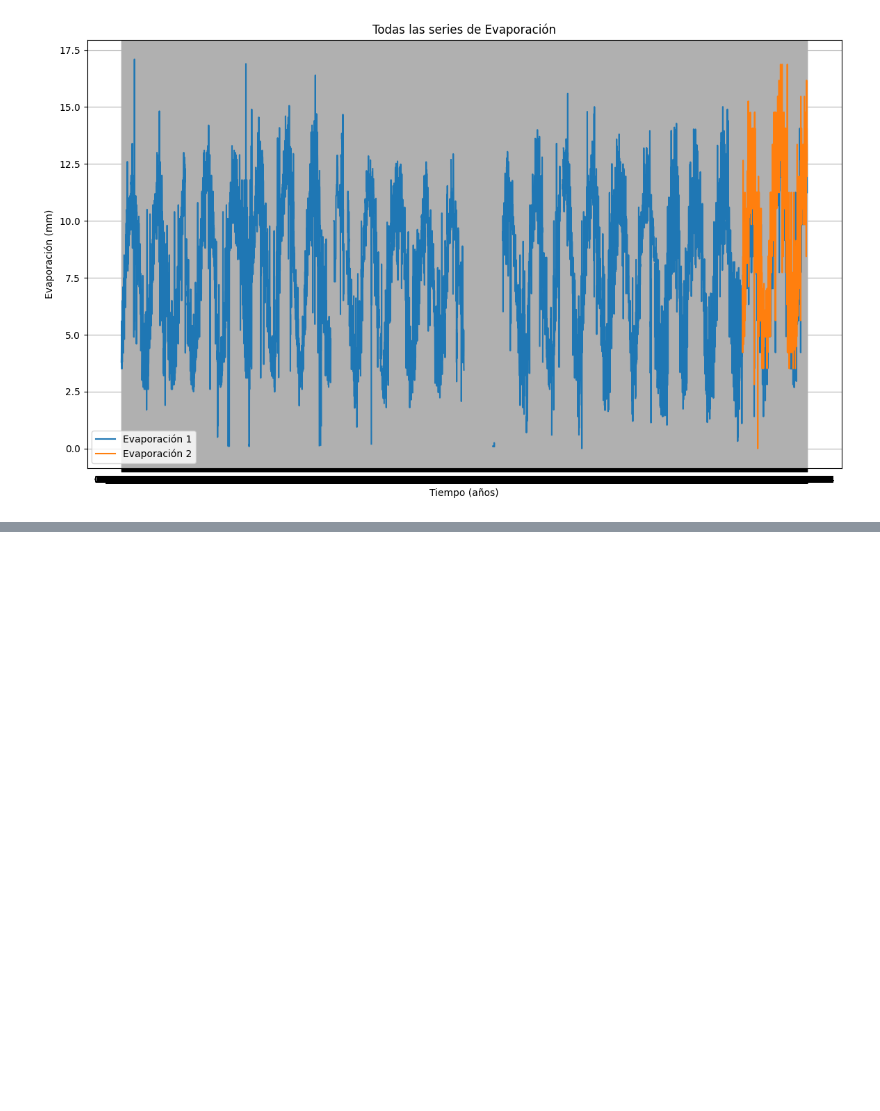
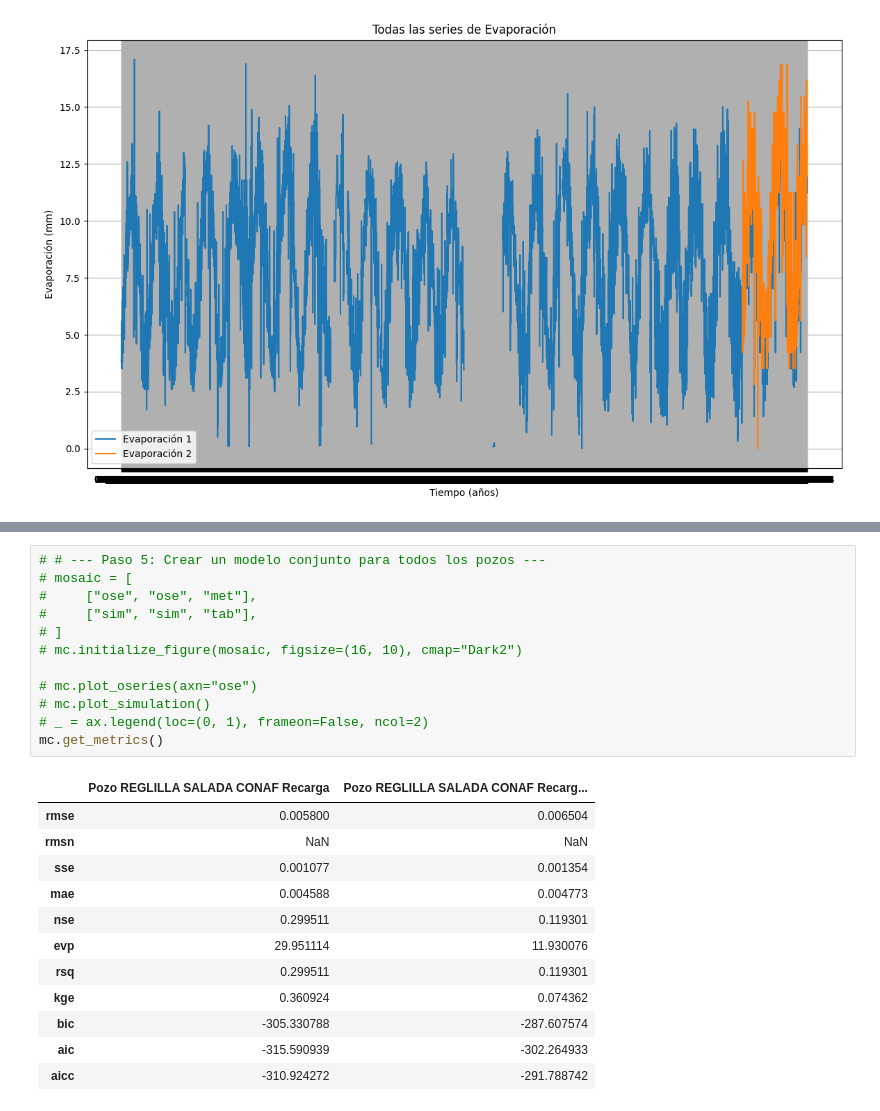
Before and after one commit to cvergaras/Pastas_Peine, a Jupyter notebook: modelo pastas 1.ipynb, the cells around one changed output, grey strips where cells are left out. Cells and saved outputs as stored; diff of their text form; blank space fills up the shorter version.

```diff
--- a/modelo pastas 1.ipynb
+++ b/modelo pastas 1.ipynb
@@ -435,0 +513,25 @@ ValueError: Need at least 3 dates to infer frequency
+# %%
+# # --- Paso 5: Crear un modelo conjunto para todos los pozos ---
+# mosaic = [
+#     ["ose", "ose", "met"],
+#     ["sim", "sim", "tab"],
+# ]
+# mc.initialize_figure(mosaic, figsize=(16, 10), cmap="Dark2")
+
+# mc.plot_oseries(axn="ose")
+# mc.plot_simulation()
+# _ = ax.legend(loc=(0, 1), frameon=False, ncol=2)
+mc.get_metrics()
+# %% [output]
+|  | Pozo REGLILLA SALADA CONAF Recarga | Pozo REGLILLA SALADA CONAF Recarg... |
+| rmse | 0.005800 | 0.006504 |
+| rmsn | NaN | NaN |
+| sse | 0.001077 | 0.001354 |
+| mae | 0.004588 | 0.004773 |
+| nse | 0.299511 | 0.119301 |
+| evp | 29.951114 | 11.930076 |
+| rsq | 0.299511 | 0.119301 |
+| kge | 0.360924 | 0.074362 |
+| bic | -305.330788 | -287.607574 |
+| aic | -315.590939 | -302.264933 |
+| aicc | -310.924272 | -291.788742 |
```
Also changed, not shown: parts of 4 cells of this notebook, 5 other files.
